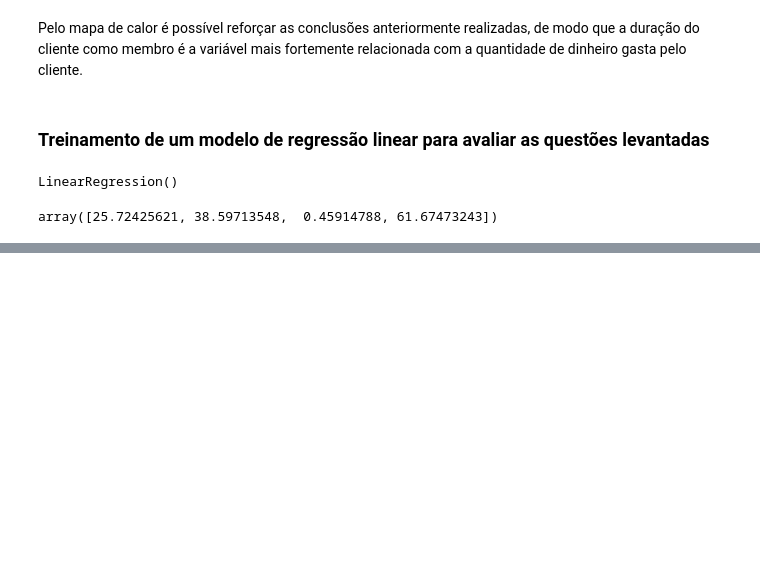
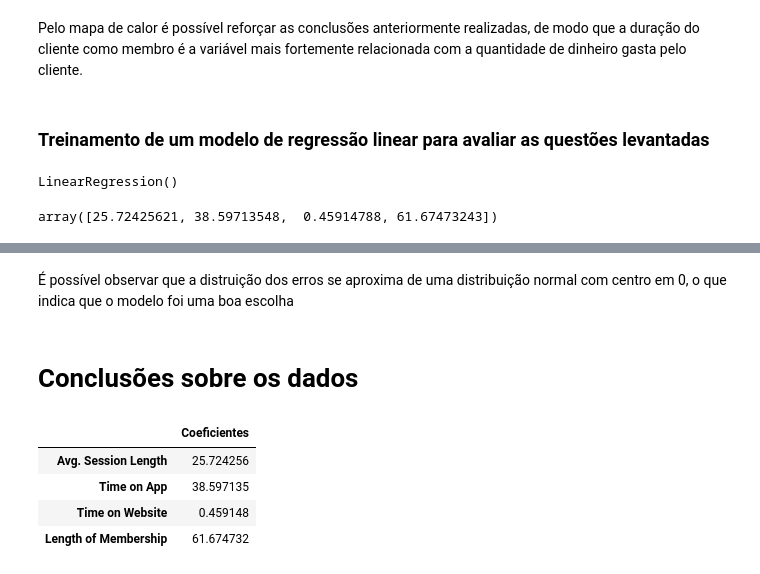
Before and after one commit to anderici/analise-dados-linear-regression, a Jupyter notebook: analises_linear_regression.ipynb, the cells around one changed output, grey strips where cells are left out. Cells and saved outputs as stored; diff of their text form; code cells hidden in the pictures; blank space fills up the shorter version.

Commit message:
Análise dos coeficientes feitas e conclusões sobre dados realizadas

```diff
--- a/analises_linear_regression.ipynb
+++ b/analises_linear_regression.ipynb
@@ -147,0 +152,14 @@ Text(0, 0.5, 'Valores preditos')
+# %% [markdown]
+É possível observar que a distruição dos erros se aproxima de uma distribuição normal com centro em 0, o que indica que o modelo foi uma boa escolha
+# %% [markdown]
+# Conclusões sobre os dados
+# %%
+#avaliando os coeficientes do modelo de regressão linear
+df_coef = pd.DataFrame(model.coef_,X.columns,columns=['Coeficientes'])
+df_coef
+# %% [output]
+|  | Coeficientes |
+| Avg. Session Length | 25.724256 |
+| Time on App | 38.597135 |
+| Time on Website | 0.459148 |
+| Length of Membership | 61.674732 |
```
Also changed, not shown: parts of 15 cells of this notebook.
